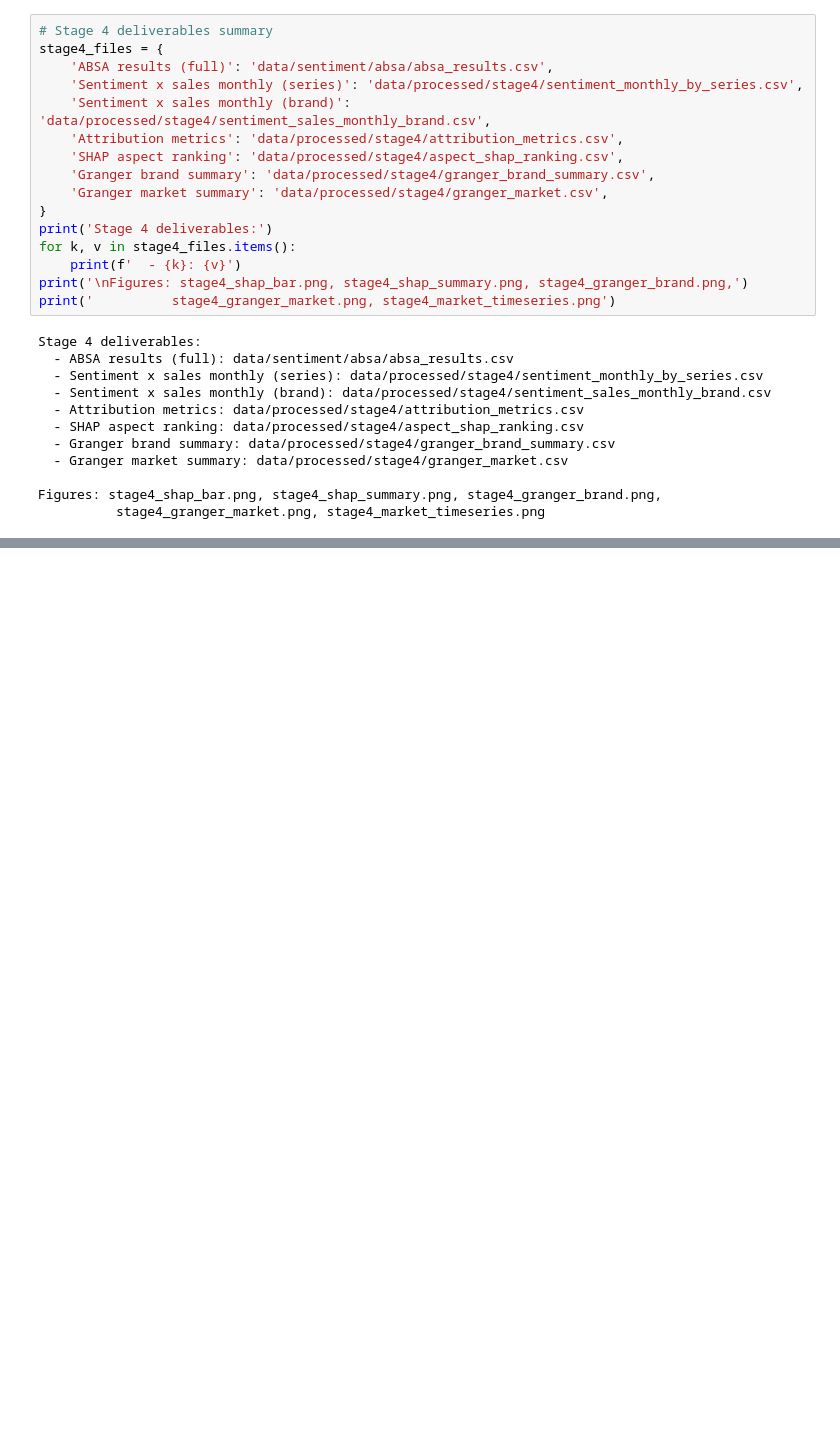
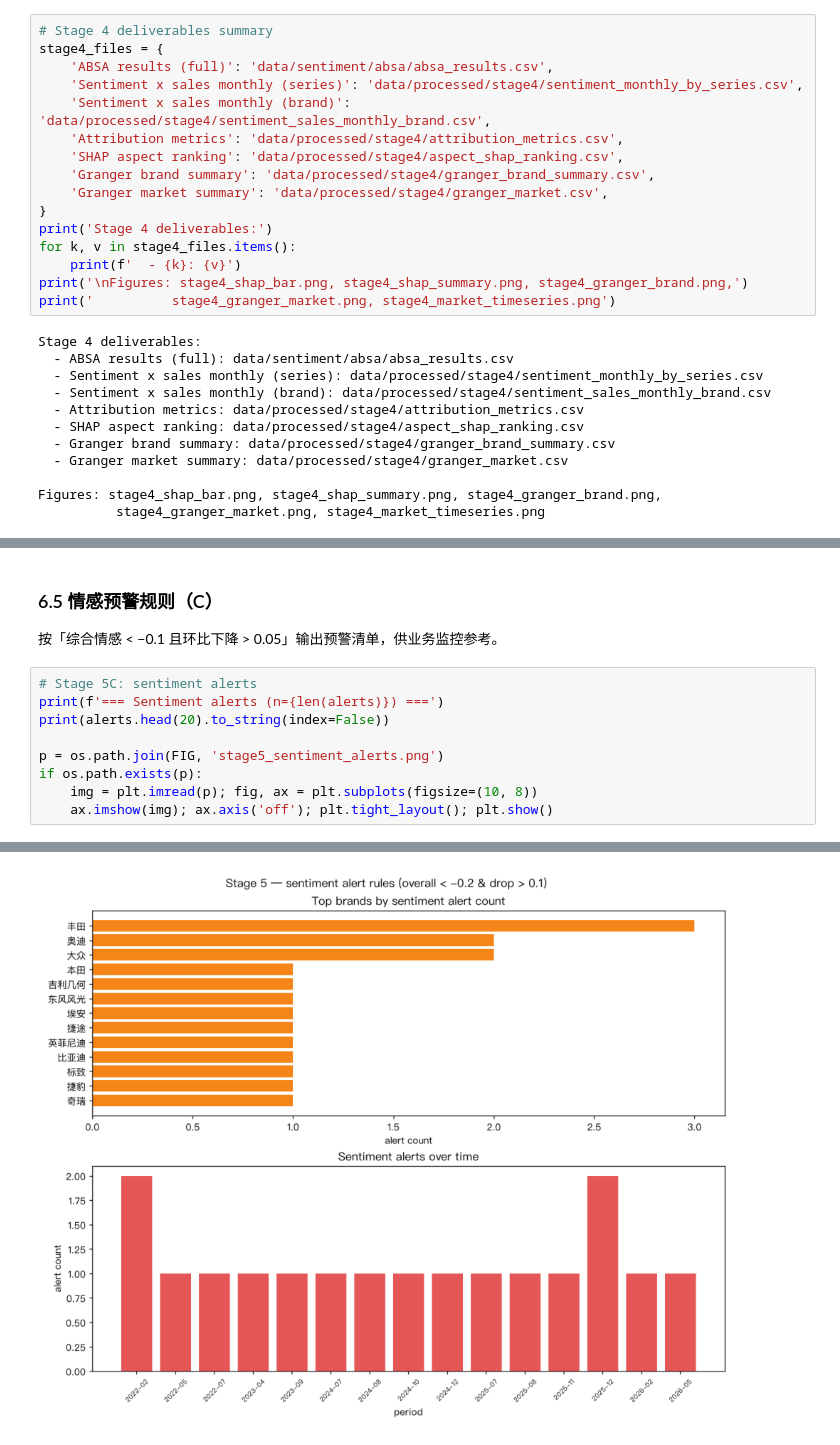
Before and after one commit to Yemyu/AutoPulse, a Jupyter notebook: notebook/AutoPulse_Analysis.ipynb, the cells around one changed output, grey strips where cells are left out. Drawn from its saved outputs; the diff is of its cells as text; blank space fills up the shorter version.

```diff
--- a/notebook/AutoPulse_Analysis.ipynb
+++ b/notebook/AutoPulse_Analysis.ipynb
@@ -991,0 +1137,14 @@ Figures: stage4_shap_bar.png, stage4_shap_summary.png, stage4_granger_brand.png,
+# %% [markdown]
+### 6.5 情感预警规则（C）
+
+按「综合情感 < −0.1 且环比下降 > 0.05」输出预警清单，供业务监控参考。
+# %%
+# Stage 5C: sentiment alerts
+print(f'=== Sentiment alerts (n={len(alerts)}) ===')
+print(alerts.head(20).to_string(index=False))
+
+p = os.path.join(FIG, 'stage5_sentiment_alerts.png')
+if os.path.exists(p):
+    img = plt.imread(p); fig, ax = plt.subplots(figsize=(10, 8))
+    ax.imshow(img); ax.axis('off'); plt.tight_layout(); plt.show()
+# %% [output]
@@ -991,0 +1170 @@ Figures: stage4_shap_bar.png, stage4_shap_summary.png, stage4_granger_brand.png,
+[figure, added]
```
Also changed, not shown: parts of 15 cells of this notebook, 10 other files.
